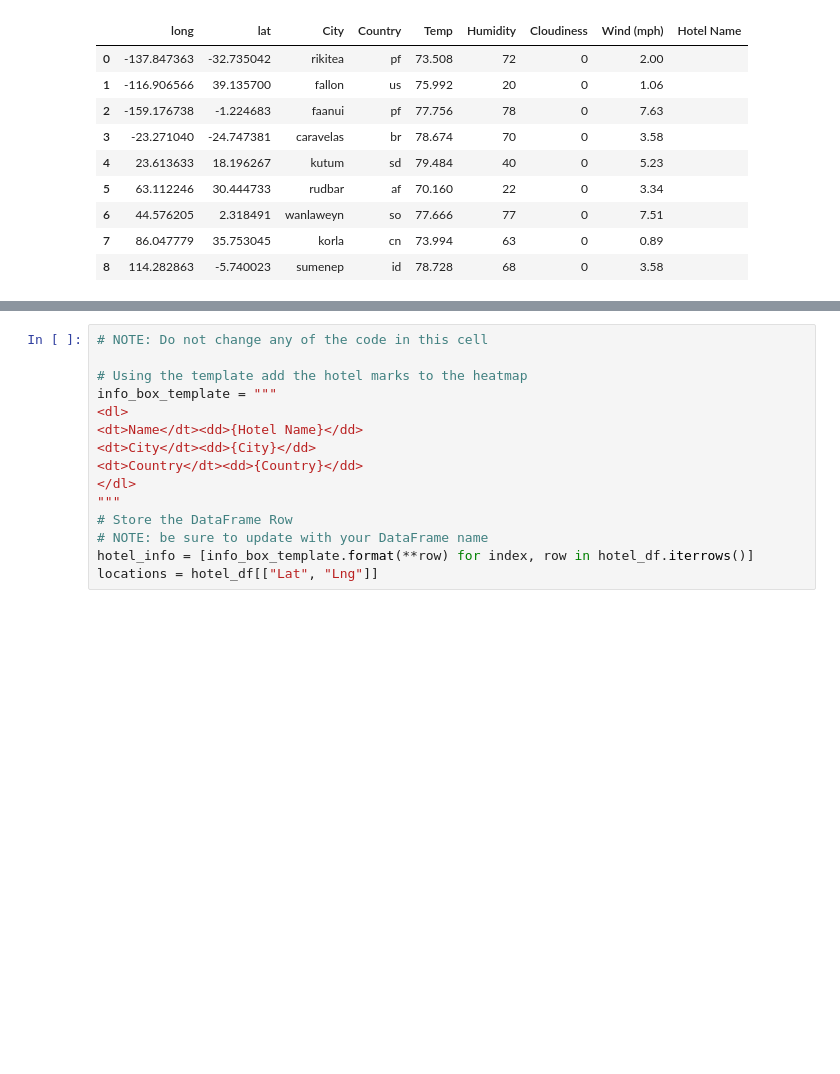
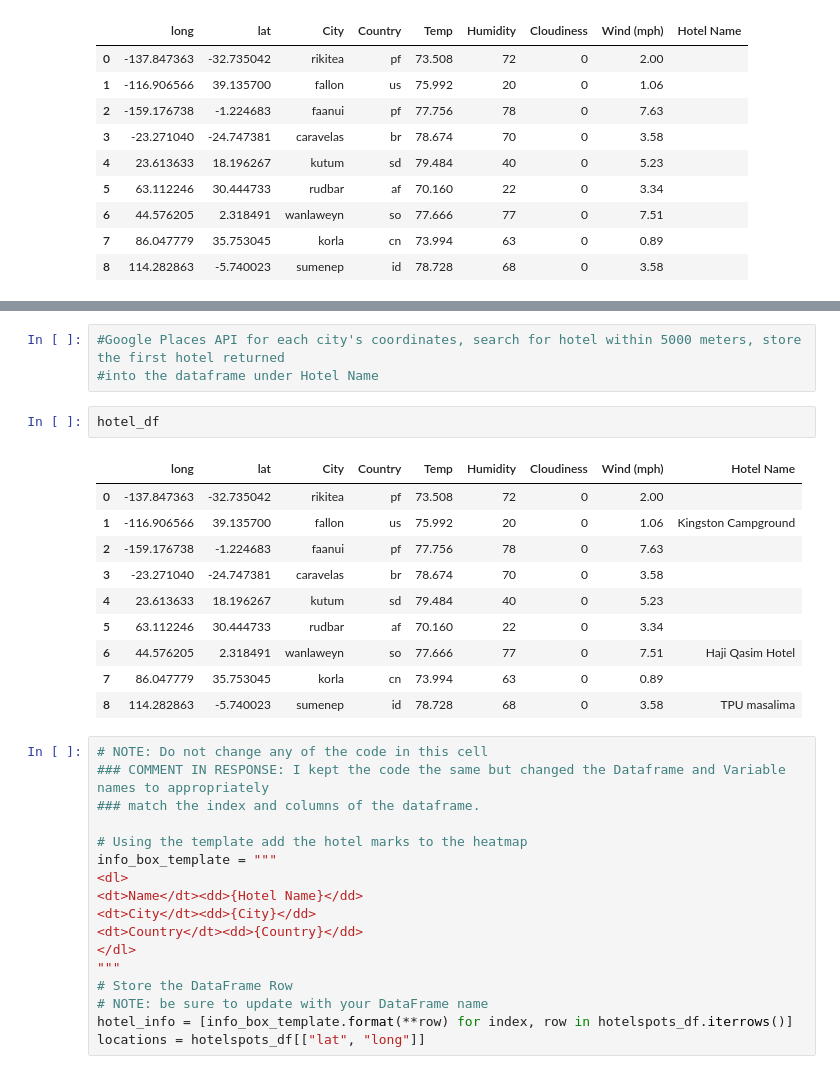
Before and after one commit to riggiobill/python-api-challenge, a Jupyter notebook: VacationPy/VacationPy.ipynb, the cells around one changed output, grey strips where cells are left out. Drawn from its saved outputs; the diff is of its cells as text; blank space fills up the shorter version.

```diff
--- a/VacationPy/VacationPy.ipynb
+++ b/VacationPy/VacationPy.ipynb
@@ -277,5 +284,23 @@ hotel_df
+# %%
+#Google Places API for each city's coordinates, search for hotel within 5000 meters, store the first hotel returned
+#into the dataframe under Hotel Name
+# %%
+hotel_df
+# %% [output]
+|  | long | lat | City | Country | Temp | Humidity | Cloudiness | Wind (mph) | Hotel Name |
+| 0 | -137.847363 | -32.735042 | rikitea | pf | 73.508 | 72 | 0 | 2.00 |  |
+| 1 | -116.906566 | 39.135700 | fallon | us | 75.992 | 20 | 0 | 1.06 | Kingston Campground |
+| 2 | -159.176738 | -1.224683 | faanui | pf | 77.756 | 78 | 0 | 7.63 |  |
+| 3 | -23.271040 | -24.747381 | caravelas | br | 78.674 | 70 | 0 | 3.58 |  |
+| 4 | 23.613633 | 18.196267 | kutum | sd | 79.484 | 40 | 0 | 5.23 |  |
+| 5 | 63.112246 | 30.444733 | rudbar | af | 70.160 | 22 | 0 | 3.34 |  |
+| 6 | 44.576205 | 2.318491 | wanlaweyn | so | 77.666 | 77 | 0 | 7.51 | Haji Qasim Hotel |
+| 7 | 86.047779 | 35.753045 | korla | cn | 73.994 | 63 | 0 | 0.89 |  |
+| 8 | 114.282863 | -5.740023 | sumenep | id | 78.728 | 68 | 0 | 3.58 | TPU masalima |
 # %%
 # NOTE: Do not change any of the code in this cell
+### COMMENT IN RESPONSE: I kept the code the same but changed the Dataframe and Variable names to appropriately
+### match the index and columns of the dataframe.
 
 # Using the template add the hotel marks to the heatmap
 info_box_template = """
@@ -287,8 +312,8 @@ info_box_template = """
 """
 # Store the DataFrame Row
 # NOTE: be sure to update with your DataFrame name
-hotel_info = [info_box_template.format(**row) for index, row in hotel_df.iterrows()]
-locations = hotel_df[["Lat", "Lng"]]
+hotel_info = [info_box_template.format(**row) for index, row in hotelspots_df.iterrows()]
+locations = hotelspots_df[["lat", "long"]]
 # %%
 # Add marker layer ontop of heat map
 
```
Also changed, not shown: parts of 4 cells of this notebook.
